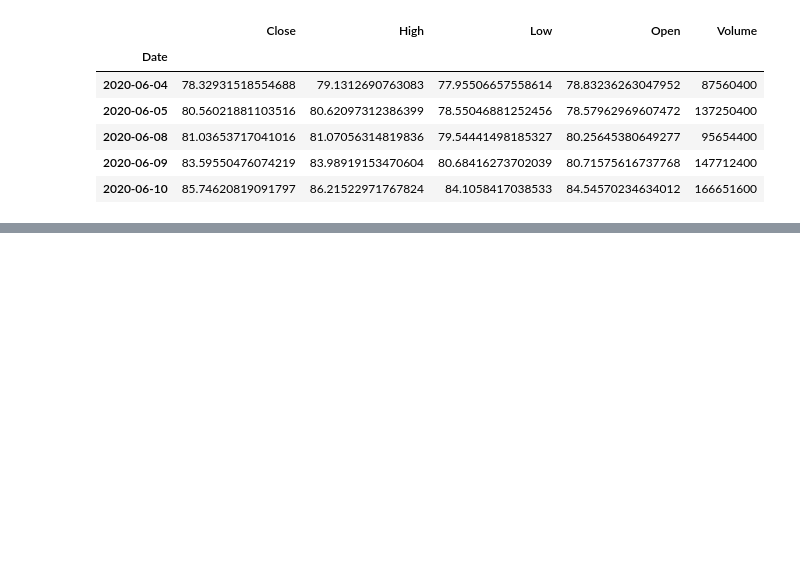
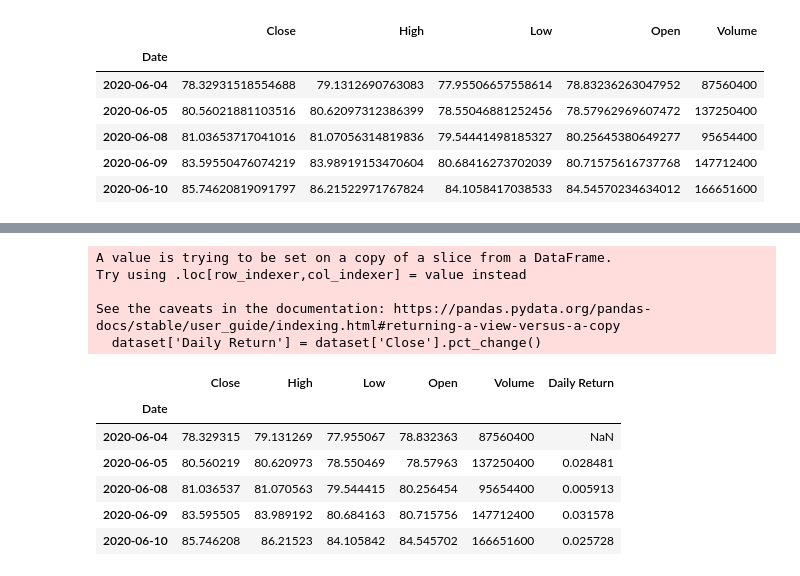
Before and after one commit to SoumyaBhaiya/AppleStocksAnalysis, a Jupyter notebook: stockAnalysis.ipynb, the cells around one changed output, grey strips where cells are left out. Saved outputs shown, nothing was run; the diff lists cells and outputs as text; code cells hidden in the pictures; blank space fills up the shorter version.

```diff
--- a/stockAnalysis.ipynb
+++ b/stockAnalysis.ipynb
@@ -89,0 +105,18 @@ for col in ["Open", "High", "Low", "Close", "Volume"]:
+# %%
+dataset['Daily Return'] = dataset['Close'].pct_change()
+# %% [output]
+A value is trying to be set on a copy of a slice from a DataFrame.
+Try using .loc[row_indexer,col_indexer] = value instead
+
+See the caveats in the documentation: https://pandas.pydata.org/pandas-docs/stable/user_guide/indexing.html#returning-a-view-versus-a-copy
+  dataset['Daily Return'] = dataset['Close'].pct_change()
+# %%
+dataset.head()
+# %% [output]
+|  | Close | High | Low | Open | Volume | Daily Return |
+| Date |  |  |  |  |  |  |
+| 2020-06-04 | 78.329315 | 79.131269 | 77.955067 | 78.832363 | 87560400 | NaN |
+| 2020-06-05 | 80.560219 | 80.620973 | 78.550469 | 78.57963 | 137250400 | 0.028481 |
+| 2020-06-08 | 81.036537 | 81.070563 | 79.544415 | 80.256454 | 95654400 | 0.005913 |
+| 2020-06-09 | 83.595505 | 83.989192 | 80.684163 | 80.715756 | 147712400 | 0.031578 |
+| 2020-06-10 | 85.746208 | 86.21523 | 84.105842 | 84.545702 | 166651600 | 0.025728 |
```
Also changed, not shown: parts of 2 cells of this notebook.
